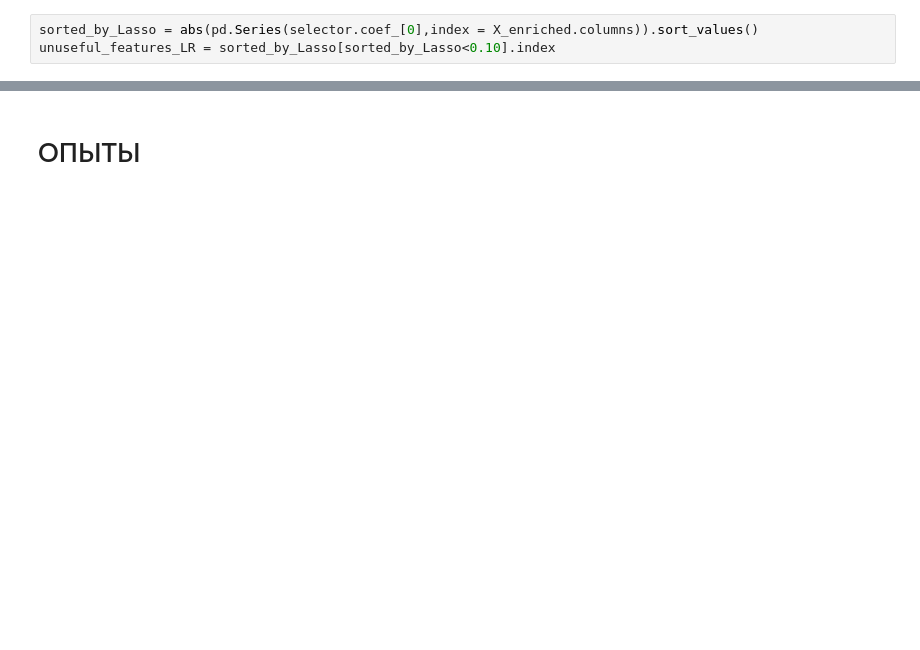
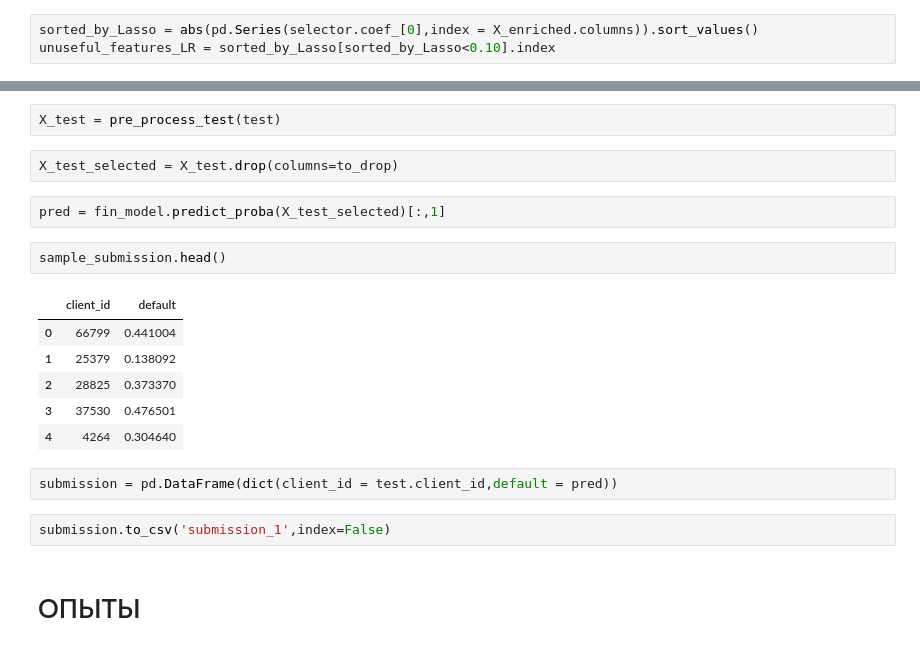
Before and after one commit to Urusut/IvanovDmitryV, a Jupyter notebook: Unit_5/Project_4.ipynb, the cells around one changed output, grey strips where cells are left out. Drawn from its saved outputs; the diff is of its cells as text; blank space fills up the shorter version.

```diff
--- a/Unit_5/Project_4.ipynb
+++ b/Unit_5/Project_4.ipynb
@@ -744,2 +840,21 @@ search.sag.best_params_
+# %%
+X_test = pre_process_test(test)
+# %%
+X_test_selected = X_test.drop(columns=to_drop)
+# %%
+pred = fin_model.predict_proba(X_test_selected)[:,1]
+# %%
+sample_submission.head()
+# %% [output]
+|  | client_id | default |
+| 0 | 66799 | 0.441004 |
+| 1 | 25379 | 0.138092 |
+| 2 | 28825 | 0.373370 |
+| 3 | 37530 | 0.476501 |
+| 4 | 4264 | 0.304640 |
+# %%
+submission = pd.DataFrame(dict(client_id = test.client_id,default = pred))
+# %%
+submission.to_csv('submission_1',index=False)
 # %% [markdown]
 # ОПЫТЫ
```
Also changed, not shown: parts of 37 cells of this notebook.
